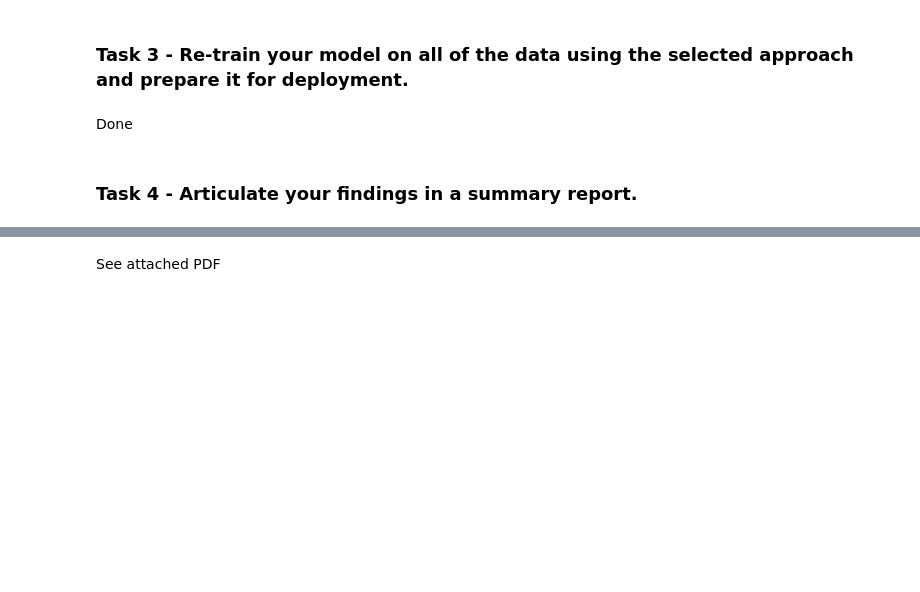
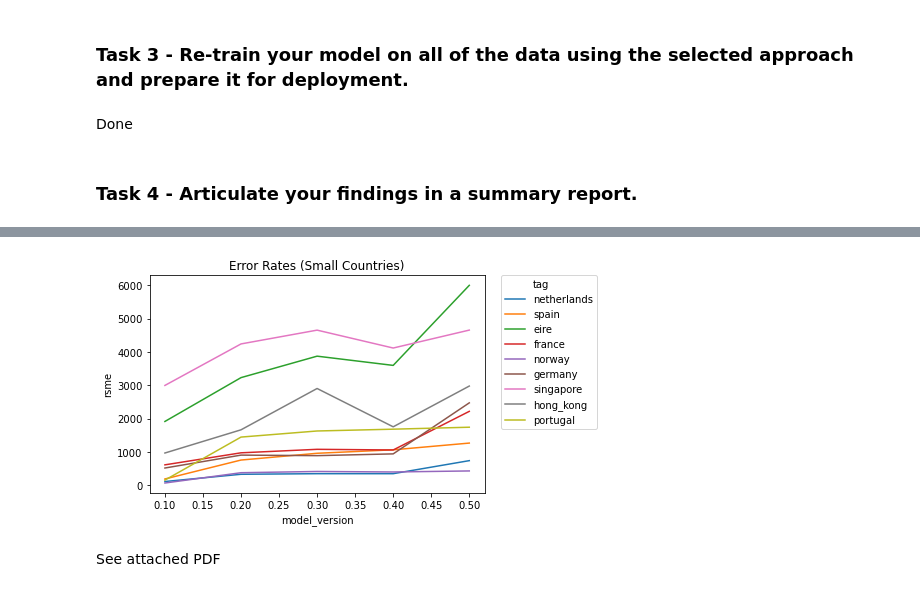
Before and after one commit to matthewpa/AVAAIL-Capstone-MP, a Jupyter notebook: Code/notebooks/Part_2_Capstone_Modelling.ipynb, the cells around one changed output, grey strips where cells are left out. Cells and saved outputs as stored; diff of their text form; code cells hidden in the pictures; blank space fills up the shorter version.

```diff
--- a/Code/notebooks/Part_2_Capstone_Modelling.ipynb
+++ b/Code/notebooks/Part_2_Capstone_Modelling.ipynb
@@ -61,2 +148,12 @@ Done
+# %%
+df_small_countries = df[(df.tag != 'all') & (df.tag != 'united_kingdom')]
+# %%
+fig = sns.lineplot(data=df_small_countries, y='rsme', x='model_version', hue='tag' )
+image_path = os.path.join(IMAGE_DIR,"Error_Rates_SC.png")
+fig.set_title("Error Rates (Small Countries)")
+fig.legend(bbox_to_anchor=(1.05, 1), loc=2, borderaxespad=0.)
+fig.get_figure().savefig(image_path,bbox_inches='tight',pad_inches = 0,dpi=200)
+# %% [output]
+[figure, added]
 # %% [markdown]
 See attached PDF
```
Also changed, not shown: parts of 7 cells of this notebook, 23 other files.
